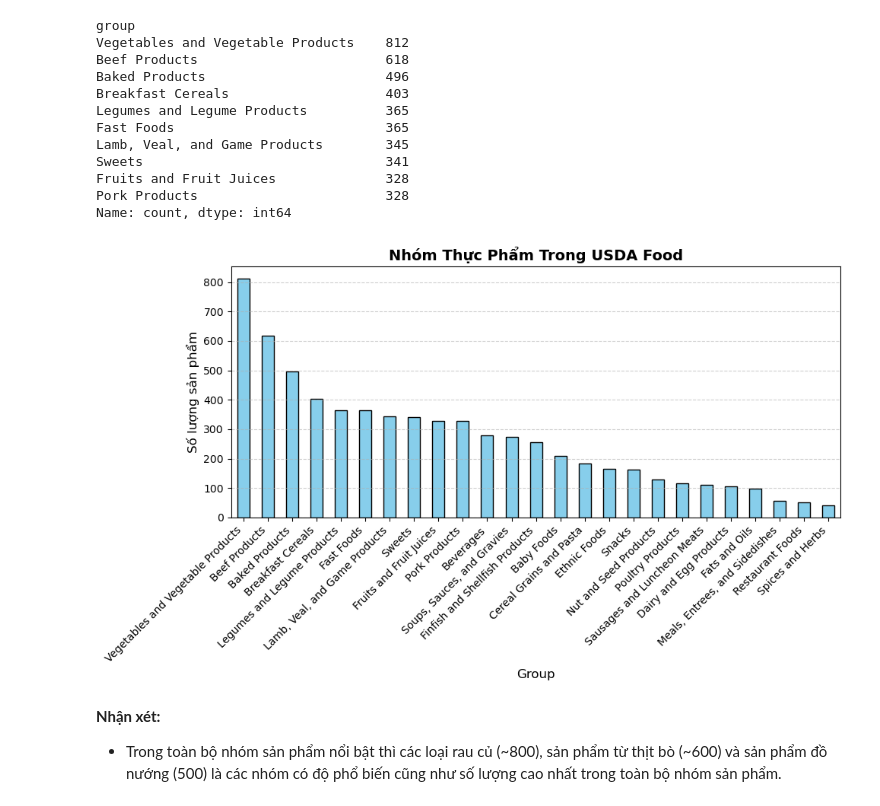
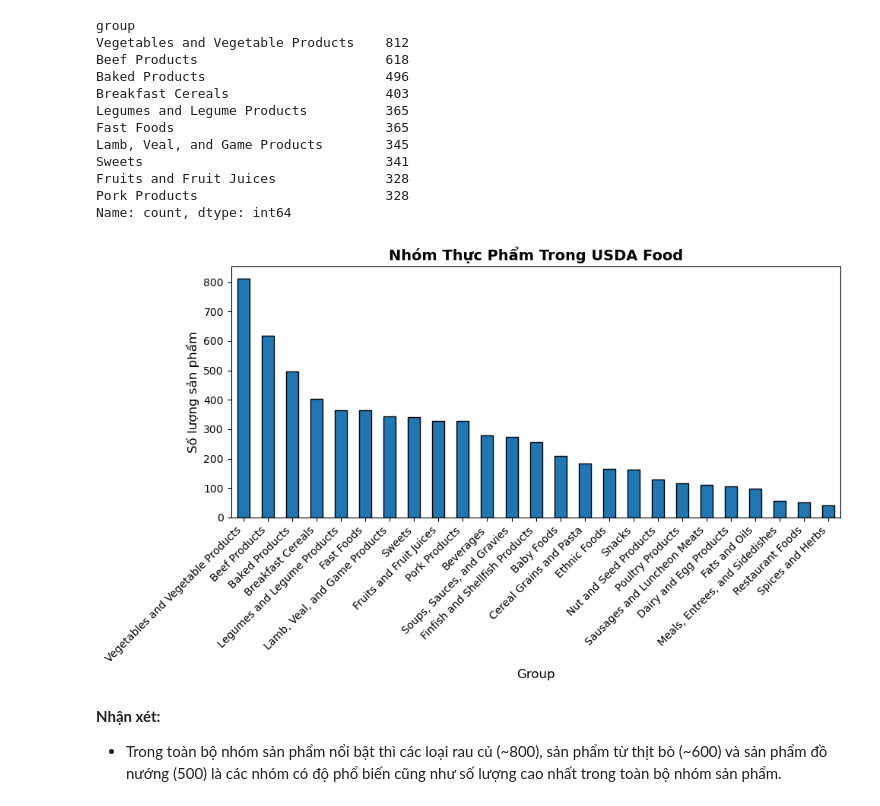
Before and after one commit to aquattda/LTT_DA, a Jupyter notebook: Lab/Lab5_BOOK_Chapter13/13_4.ipynb, the cells around one changed output. Saved outputs shown, nothing was run; the diff lists cells and outputs as text; code cells hidden in the pictures.

```diff
--- a/Lab/Lab5_BOOK_Chapter13/13_4.ipynb
+++ b/Lab/Lab5_BOOK_Chapter13/13_4.ipynb
@@ -238,21 +432,21 @@ Name: count, dtype: int64
 # %%
 import matplotlib.pyplot as plt
 group_counts = pd.value_counts(info["group"])[:]
 
 plt.figure(figsize=(10,6))
-group_counts.plot(kind='bar', color='skyblue', edgecolor='black')
+group_counts.plot(kind='bar', edgecolor='black')
 
 plt.title("Nhóm Thực Phẩm Trong USDA Food", fontsize=14, weight='bold')
 plt.xlabel("Group", fontsize=12)
 plt.ylabel("Số lượng sản phẩm", fontsize=12)
 plt.xticks(rotation=45, ha='right')
-plt.grid(axis='y', linestyle='--', alpha=0.6)
+#plt.grid(axis='y', linestyle='--', alpha=0.6)
 
 plt.tight_layout()
 plt.savefig('top_10_groups.png', dpi=300, bbox_inches='tight')
 plt.show()
 # %% [output]
-[figure, old version]
+[figure, new version]
 # %% [markdown]
 **Nhận xét:**
 - Trong toàn bộ nhóm sản phẩm nổi bật thì các loại rau củ (~800), sản phẩm từ thịt bò (~600) và sản phẩm đồ nướng (500) là các nhóm có độ phổ biến cũng như số lượng cao nhất trong toàn bộ nhóm sản phẩm.
```
Also changed, not shown: parts of 17 cells of this notebook, 1 other file.
